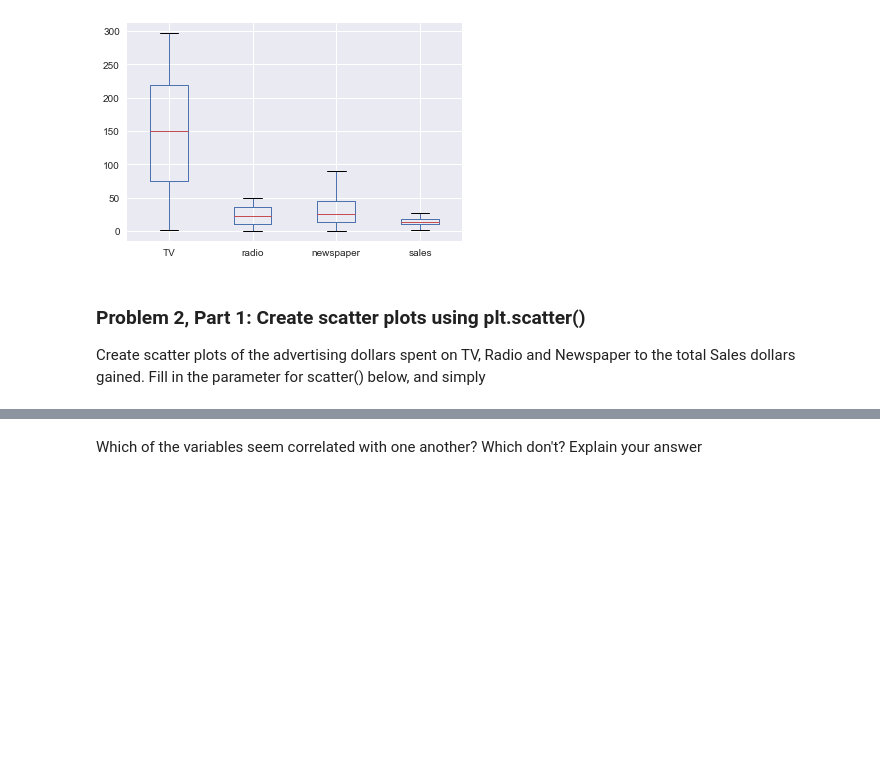
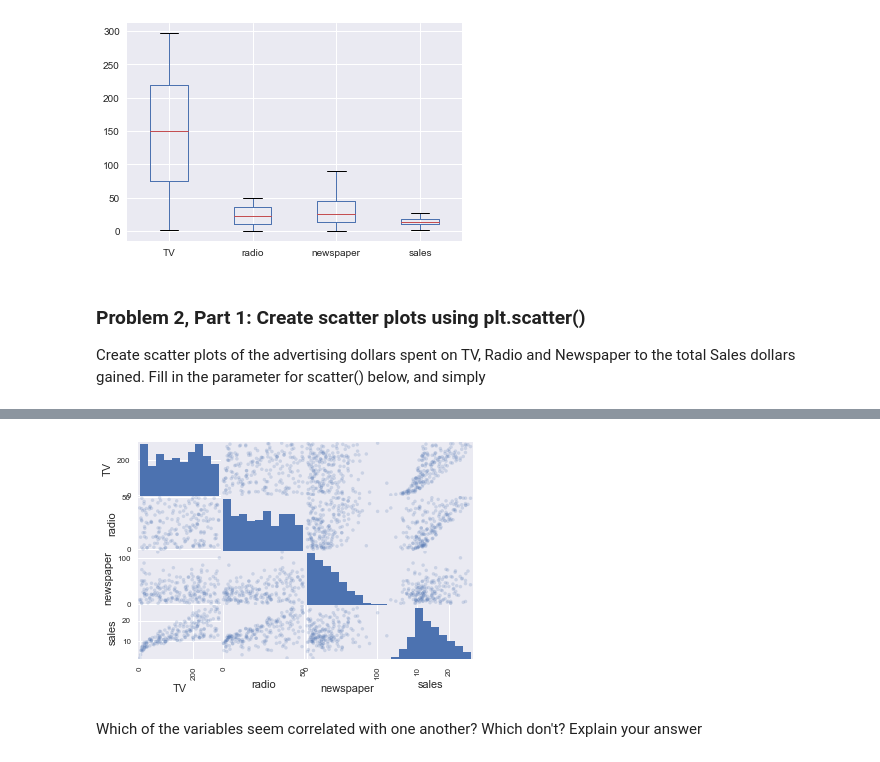
Before and after one commit to Columbia-Intro-Data-Science/python-introduction-aec2206, a Jupyter notebook: Homework1.ipynb, the cells around one changed output, grey strips where cells are left out. Drawn from its saved outputs; the diff is of its cells as text; code cells hidden in the pictures; blank space fills up the shorter version.

```diff
--- a/Homework1.ipynb
+++ b/Homework1.ipynb
@@ -96,3 +105,22 @@ Create scatter plots of the advertising dollars spent on TV, Radio and Newspaper
+# %%
+import numpy as np
+import pandas as pd
+import sys
+import matplotlib.pyplot as plt
+import statsmodels.api as sm
+from pandas.tools.plotting import scatter_matrix
+#plt.scatter(Fill_this_in)
+
+Source='http://www-bcf.usc.edu/~gareth/ISL/Advertising.csv'
+variables=['TV','radio','newspaper','sales']
+
+lists=pd.read_csv(Source)
+
+scatter_matrix(lists[variables], alpha=0.2)
+
+plt.show()
+# %% [output]
+[figure, added]
 # %%
 from pandas.tools.plotting import scatter_matrix
 # %% [markdown]
```
Also changed, not shown: parts of 5 cells of this notebook.
